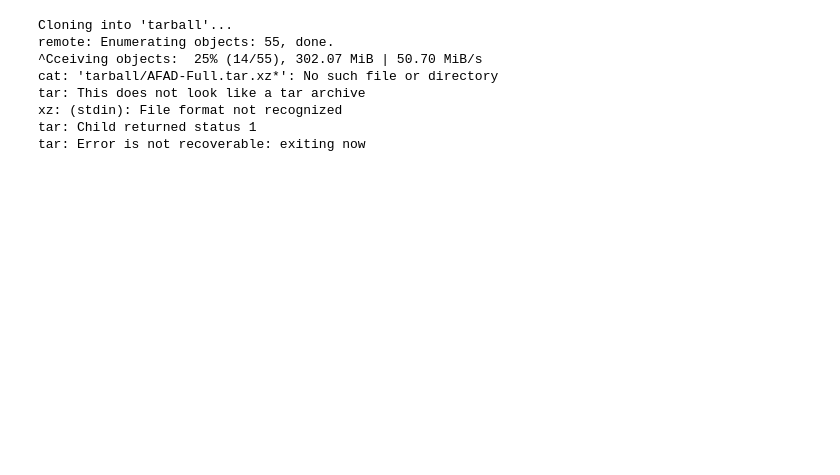
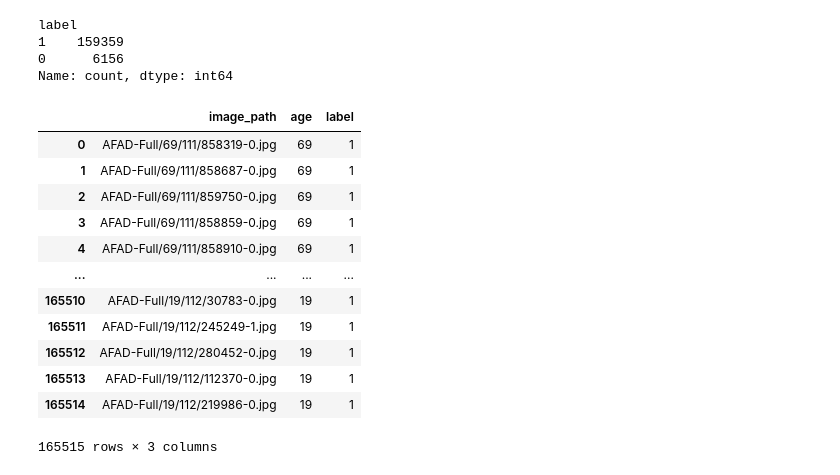
Before and after one commit to qivaijar/oracle-assignment-age-classifier, a Jupyter notebook: age_classifier.ipynb, the cells around one changed output. Drawn from its saved outputs; the diff is of its cells as text; code cells hidden in the pictures; blank space fills up the shorter version.

```diff
--- a/age_classifier.ipynb
+++ b/age_classifier.ipynb
@@ -1,23 +1,80 @@
 # %%
-# Download dataset
+# Download AFAD dataset
 import os
 import tarfile
 
 dataset_tar = 'afad.tar.xz'
 dataset_folder = 'AFAD-Full'
 
 if dataset_folder not in os.listdir():
     !git clone https://github.com/John-niu-07/tarball.git
     !cat tarball/AFAD-Full.tar.xz* > {dataset_tar}
     !rm -rfv tarball
     !tar -xf {dataset_tar}
     !rm {dataset_tar}
+
+
+# Dataset labelling
+from tqdm import tqdm
+
+afad_filenames = []
+afad_ages = []
+
+for age in tqdm(os.listdir(dataset_folder)):
+    if (age == 'AFAD-Full.txt') or (age == 'README.md'): # Ignore txt and README file
+        continue
+
+    sub_folders = os.listdir(
+        os.path.join(
+            dataset_folder, age
+        )
+    )
+
+    for sf in sub_folders:
+        cur_folder = os.path.join(
+            dataset_folder, age, sf
+        )
+        for file in os.listdir(cur_folder):
+            afad_filenames.append(
+                os.path.join(
+                    cur_folder, file
+                )
+            )
+            afad_ages.append(int(age))
+
+
+# Create pandas dataframe
+import pandas as pd
+
+afad_dataframe = pd.DataFrame(
+    {
+    'image_path': afad_filenames,
+    'age': afad_ages
+    }
+)
+
+def convert_label(age):
+    return 1 if int(age) >= 18 else 0
+
+afad_dataframe['label'] = afad_dataframe['age'].apply(convert_label)
+
+print(afad_dataframe['label'].value_counts())
+afad_dataframe
 # %% [output]
-Cloning into 'tarball'...
-remote: Enumerating objects: 55, done.
-^Cceiving objects:  25% (14/55), 302.07 MiB | 50.70 MiB/s
-cat: 'tarball/AFAD-Full.tar.xz*': No such file or directory
-tar: This does not look like a tar archive
-xz: (stdin): File format not recognized
-tar: Child returned status 1
-tar: Error is not recoverable: exiting now
+label
+1    159359
+0      6156
+Name: count, dtype: int64
+|  | image_path | age | label |
+| 0 | AFAD-Full/69/111/858319-0.jpg | 69 | 1 |
+| 1 | AFAD-Full/69/111/858687-0.jpg | 69 | 1 |
+| 2 | AFAD-Full/69/111/859750-0.jpg | 69 | 1 |
+| 3 | AFAD-Full/69/111/858859-0.jpg | 69 | 1 |
+| 4 | AFAD-Full/69/111/858910-0.jpg | 69 | 1 |
+| ... | ... | ... | ... |
+| 165510 | AFAD-Full/19/112/30783-0.jpg | 19 | 1 |
+| 165511 | AFAD-Full/19/112/245249-1.jpg | 19 | 1 |
+| 165512 | AFAD-Full/19/112/280452-0.jpg | 19 | 1 |
+| 165513 | AFAD-Full/19/112/112370-0.jpg | 19 | 1 |
+| 165514 | AFAD-Full/19/112/219986-0.jpg | 19 | 1 |
+165515 rows × 3 columns
```
Also changed, not shown: parts of 12 cells of this notebook.
